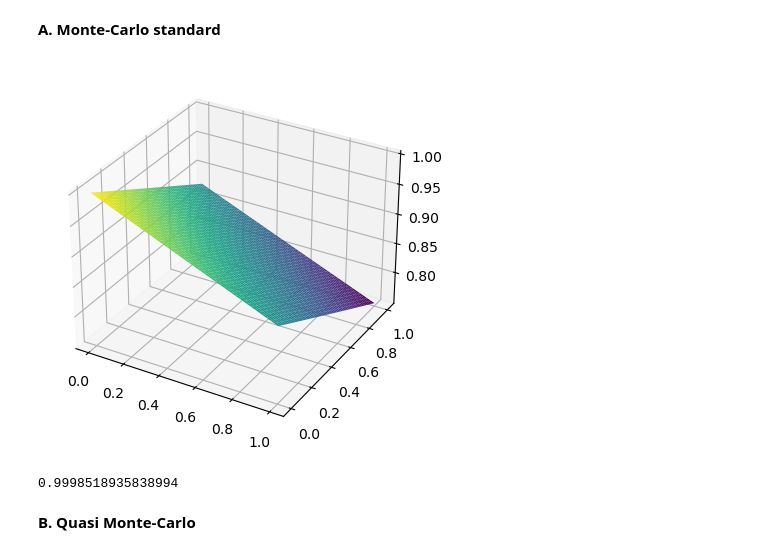
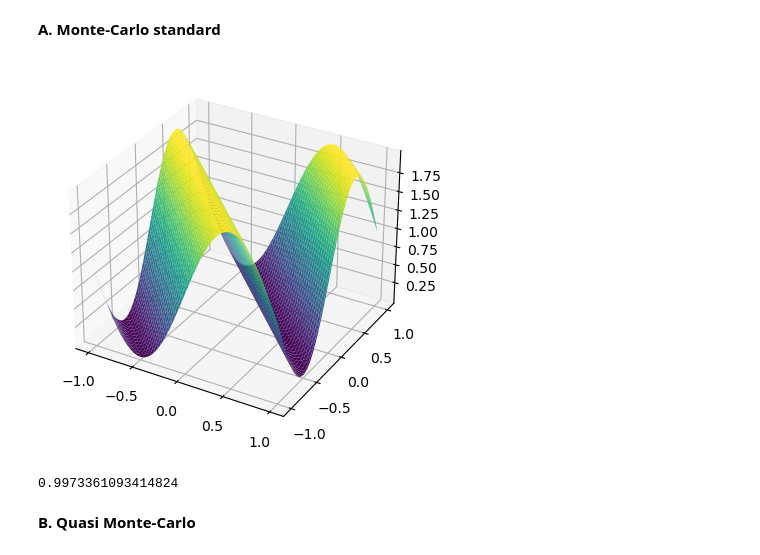
Before and after one commit to mchabrol/Monte-carlo, a Jupyter notebook: ProjetStrat.ipynb, the cells around one changed output. Saved outputs shown, nothing was run; the diff lists cells and outputs as text; code cells hidden in the pictures.

```diff
--- a/ProjetStrat.ipynb
+++ b/ProjetStrat.ipynb
@@ -24,20 +24,19 @@ def f(u):
     return 1 + np.sin(2 * np.pi * (1/d * np.sum(u, axis = 1) - 1/2))
 
 def f2D(u,v):
-    d = u.shape[1]
+    d = 2
     return 1 + np.sin(2 * np.pi * (1/d * (u+v) - 1/2))
 # %%
-x1 = np.linspace(0, 1, num=50)
-x2 = np.linspace(0, 1, num=50)
-x3 = np.linspace(0, 1, num=50)
+x1 = np.linspace(-1, 1, num=100)
+x2 = np.linspace(-1, 1, num=100)
 X1, X2 = np.meshgrid(x1, x2)
 Z = f2D(X1, X2)
 fig = plt.figure()
 ax = fig.add_subplot(projection='3d') # pour un graphe en 3D
 ax.plot_surface(X1, X2, Z, cmap='viridis')
 plt.show()
 # %% [output]
-[figure, old version]
+[figure, new version]
 # %%
 #Estimation de l'intégrale par la méthode de Monte Carlo standard
 
@@ -46,9 +45,9 @@ def MonteCarlo(f,d,N):
     integral = np.sum(f(x))/N
     return(integral)
 # %%
-MonteCarlo(f, N = 10000000, d = 3)
+MonteCarlo(f, N = 100000, d = 3)
 # %% [output]
-0.9998518935838994
+0.9973361093414824
 # %% [markdown]
 **B. Quasi Monte-Carlo**
 # %%
```
Also changed, not shown: parts of 16 cells of this notebook.
